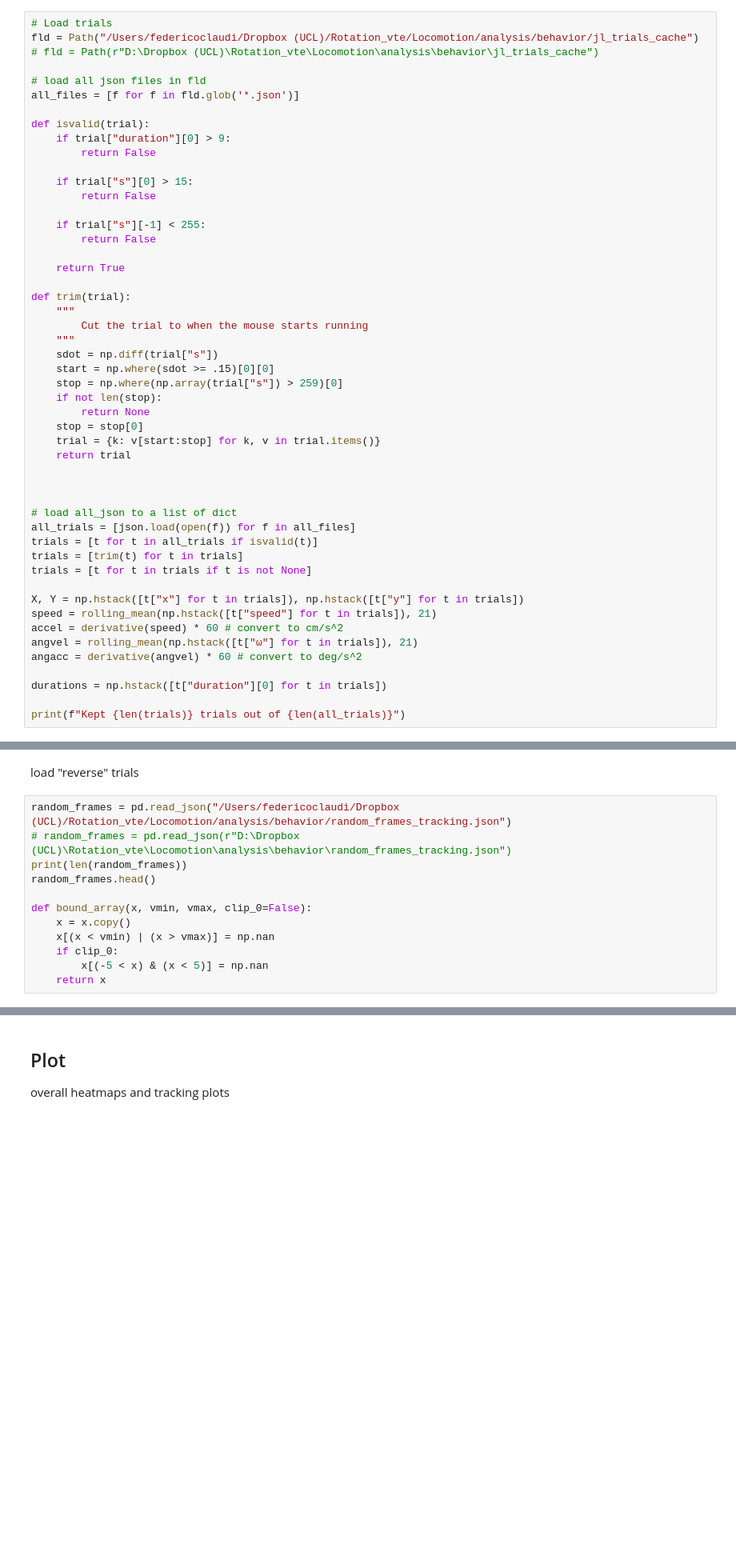
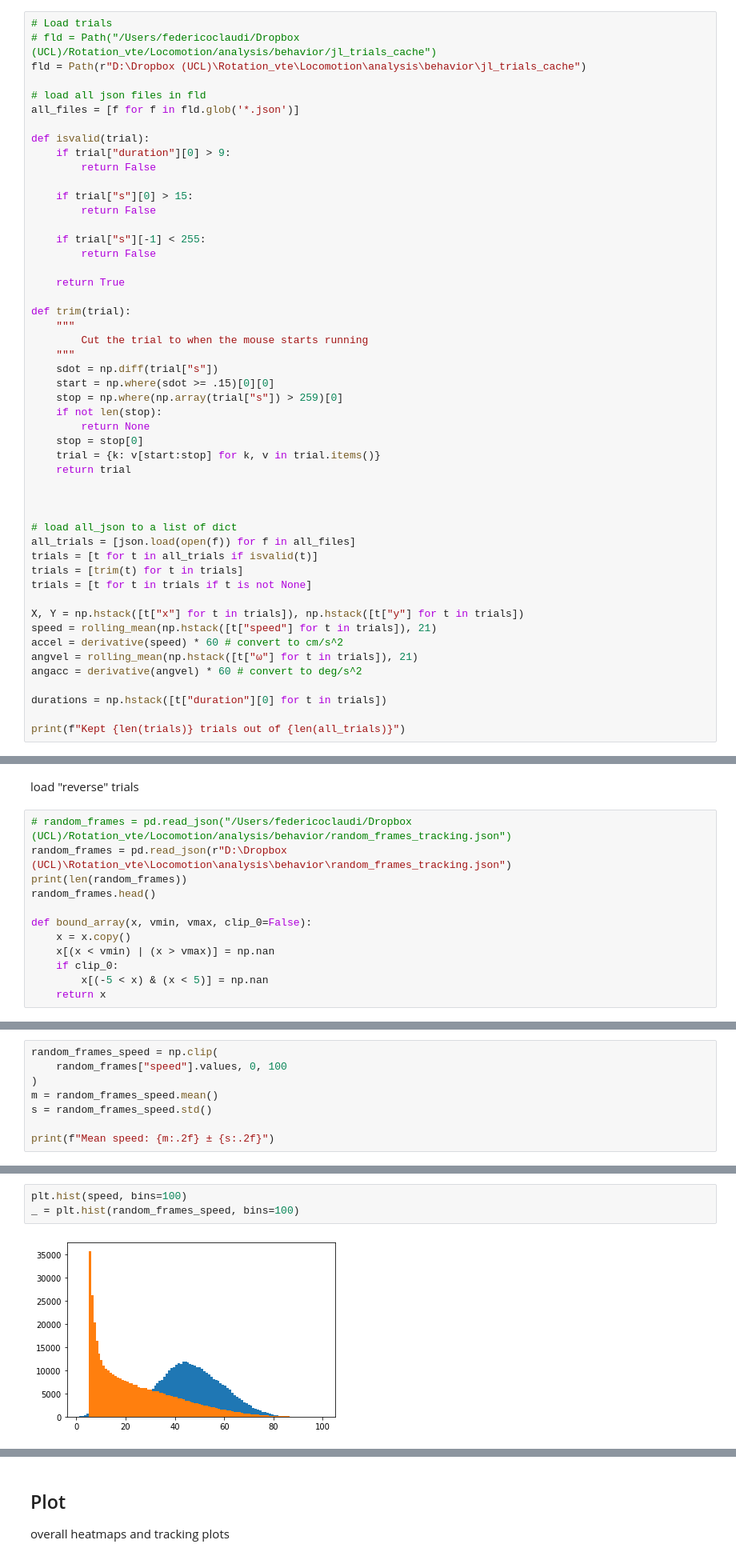
Before and after one commit to BrancoLab/LocomotionControl, a Jupyter notebook: thesis/chpt3/F1_F2.ipynb, the cells around one changed output, grey strips where cells are left out. Shown at 80% size. Saved outputs shown, nothing was run; the diff lists cells and outputs as text; blank space fills up the shorter version.

```diff
--- a/thesis/chpt3/F1_F2.ipynb
+++ b/thesis/chpt3/F1_F2.ipynb
@@ -77,8 +70,8 @@ KeyError: 'θ'
 ## Preamble
 # %%
 # Load trials
-fld = Path("/Users/federicoclaudi/Dropbox (UCL)/Rotation_vte/Locomotion/analysis/behavior/jl_trials_cache")
-# fld = Path(r"D:\Dropbox (UCL)\Rotation_vte\Locomotion\analysis\behavior\jl_trials_cache")
+# fld = Path("/Users/federicoclaudi/Dropbox (UCL)/Rotation_vte/Locomotion/analysis/behavior/jl_trials_cache")
+fld = Path(r"D:\Dropbox (UCL)\Rotation_vte\Locomotion\analysis\behavior\jl_trials_cache")
 
 # load all json files in fld
 all_files = [f for f in fld.glob('*.json')]
@@ -138,8 +123,8 @@ dict_keys(['duration', 's', 'speed', 'u', 'v', 'x', 'y', 'θ', 'ω'])
 # %% [markdown]
 load "reverse" trials
 # %%
-random_frames = pd.read_json("/Users/federicoclaudi/Dropbox (UCL)/Rotation_vte/Locomotion/analysis/behavior/random_frames_tracking.json")
-# random_frames = pd.read_json(r"D:\Dropbox (UCL)\Rotation_vte\Locomotion\analysis\behavior\random_frames_tracking.json")
+# random_frames = pd.read_json("/Users/federicoclaudi/Dropbox (UCL)/Rotation_vte/Locomotion/analysis/behavior/random_frames_tracking.json")
+random_frames = pd.read_json(r"D:\Dropbox (UCL)\Rotation_vte\Locomotion\analysis\behavior\random_frames_tracking.json")
 print(len(random_frames))
 random_frames.head()
 
@@ -170,0 +158,8 @@ def heatmap(ax, X, Y, Z, cmap, label, vmin=None, vmax=None):
+# %%
+random_frames_speed = np.clip(
+    random_frames["speed"].values, 0, 100
+)
+m = random_frames_speed.mean()
+s = random_frames_speed.std()
+
+print(f"Mean speed: {m:.2f} ± {s:.2f}")
@@ -170,0 +170,5 @@ def heatmap(ax, X, Y, Z, cmap, label, vmin=None, vmax=None):
+# %%
+plt.hist(speed, bins=100)
+_ = plt.hist(random_frames_speed, bins=100)
+# %% [output]
+[figure, added]
```
Also changed, not shown: parts of 9 cells of this notebook, 3 other files.
